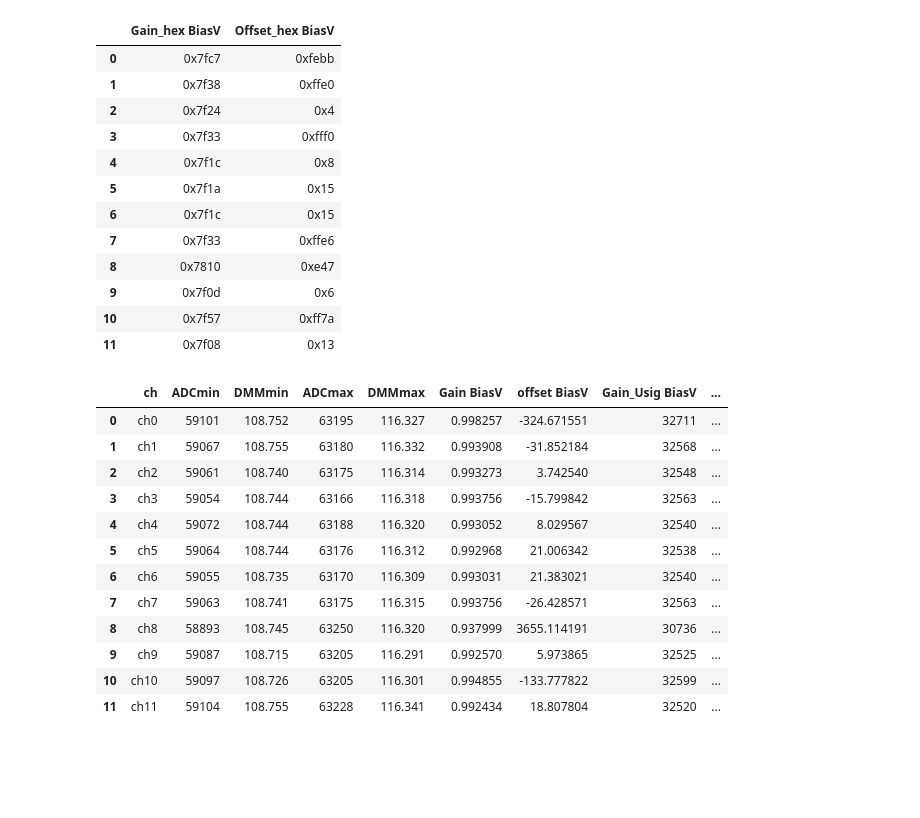
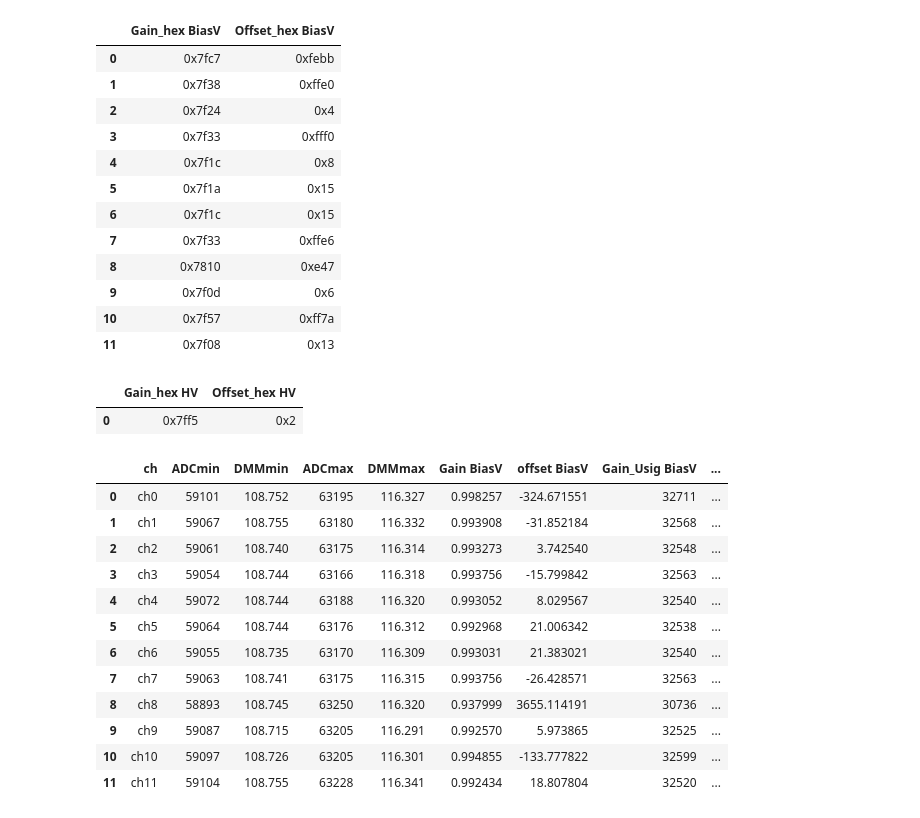
Before and after one commit to stbordoni/calib, a Jupyter notebook: ana_calib_SN04_test5_FFF.ipynb, the cells around one changed output. Drawn from its saved outputs; the diff is of its cells as text; code cells hidden in the pictures; blank space fills up the shorter version.

```diff
--- a/ana_calib_SN04_test5_FFF.ipynb
+++ b/ana_calib_SN04_test5_FFF.ipynb
@@ -176,6 +176,11 @@ df_calib_biasV
 | 9 | 0x7f0d | 0x6 |
 | 10 | 0x7f57 | 0xff7a |
 | 11 | 0x7f08 | 0x13 |
+# %%
+df_calib_HV
+# %% [output]
+|  | Gain_hex HV | Offset_hex HV |
+| 0 | 0x7ff5 | 0x2 |
 # %%
 df_testcalib = testcalib_biasV(df)
 df_testcalib
```
